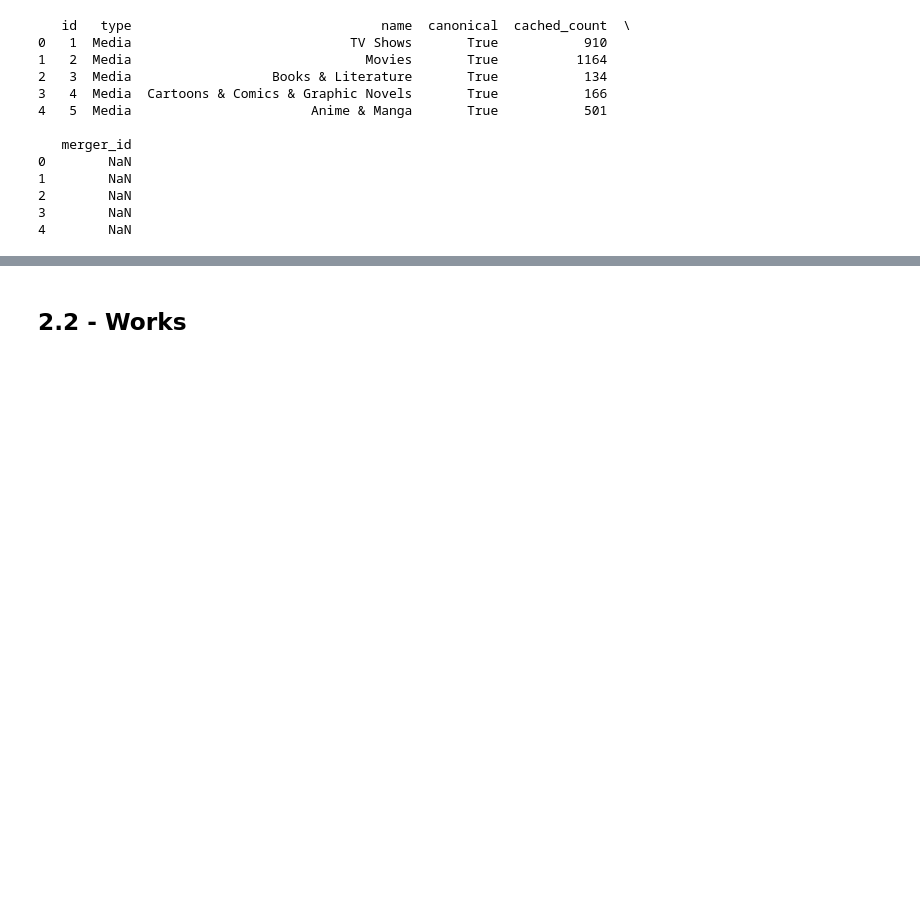
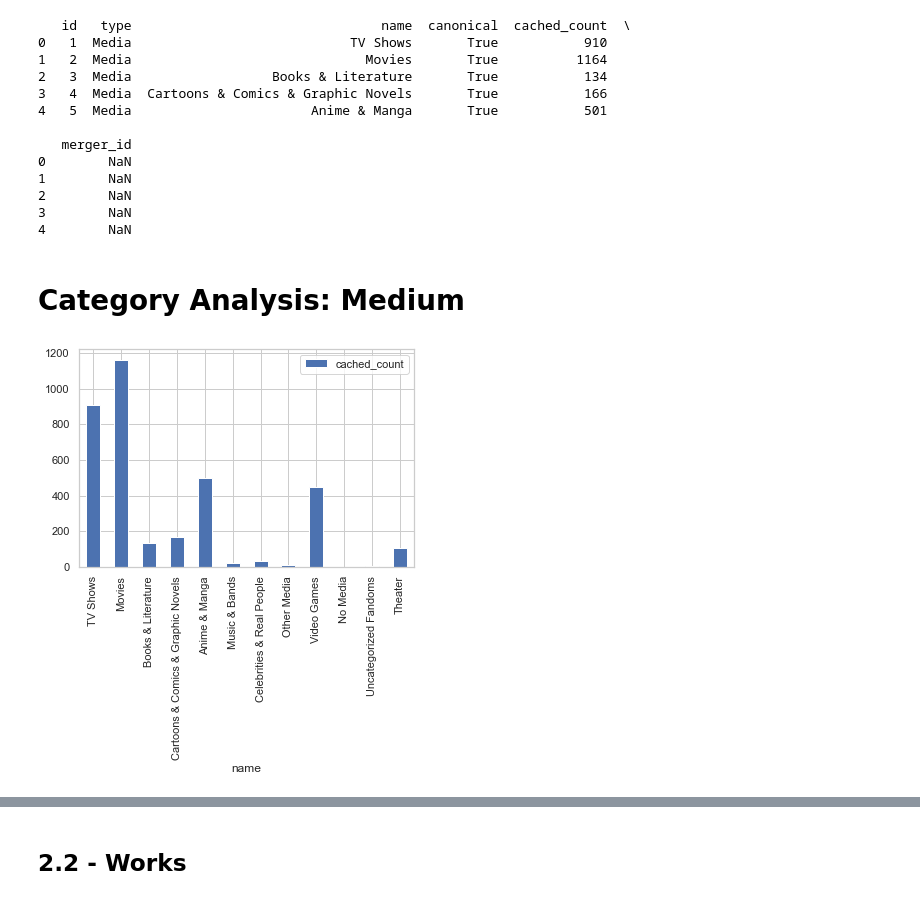
Before and after one commit to lharpercannon/ao3-analysis, a Jupyter notebook: Initial AO3 EDA.ipynb, the cells around one changed output, grey strips where cells are left out. Cells and saved outputs as stored; diff of their text form; code cells hidden in the pictures; blank space fills up the shorter version.

```diff
--- a/Initial AO3 EDA.ipynb
+++ b/Initial AO3 EDA.ipynb
@@ -42,9 +42,12 @@
 
 import pandas as pd
 import numpy as np
-import seaborn
+import seaborn as sns
+sns.set_theme(style="whitegrid")
+
 
 # Data
+
 tags = pd.read_csv("tags-20210226.csv")
 works = pd.read_csv("works-20210226.csv")
 # %% [markdown]
@@ -67,3 +70,20 @@ print(tags[:5])
 2        NaN
 3        NaN
 4        NaN
+# %%
+# Splitting up dataset into tag category lists.
+medium_tags = tags[tags["type"]=="Media"]
+rating_tags = tags[tags["type"]=="Rating"]
+archwarn_tags = tags[tags["type"]=="ArchiveWarning"]
+category_tags = tags[tags["type"]=="Category"]
+fandom_tags = tags[tags["type"]=="Fandom"]
+relat_tags = tags[tags["type"]=="Relationship"]
+char_tags = tags[tags["type"]=="Character"]
+freeform_tags = tags[tags["type"]=="Freeform"]
+unsorted_tags = tags[tags["type"]=="UnsortedTag"]
+# %% [markdown]
+# Category Analysis: Medium
+# %%
+ax = medium_tags.plot.bar(x='name', y='cached_count')
+# %% [output]
+[figure, added]
```
Also changed, not shown: parts of 16 cells of this notebook.
